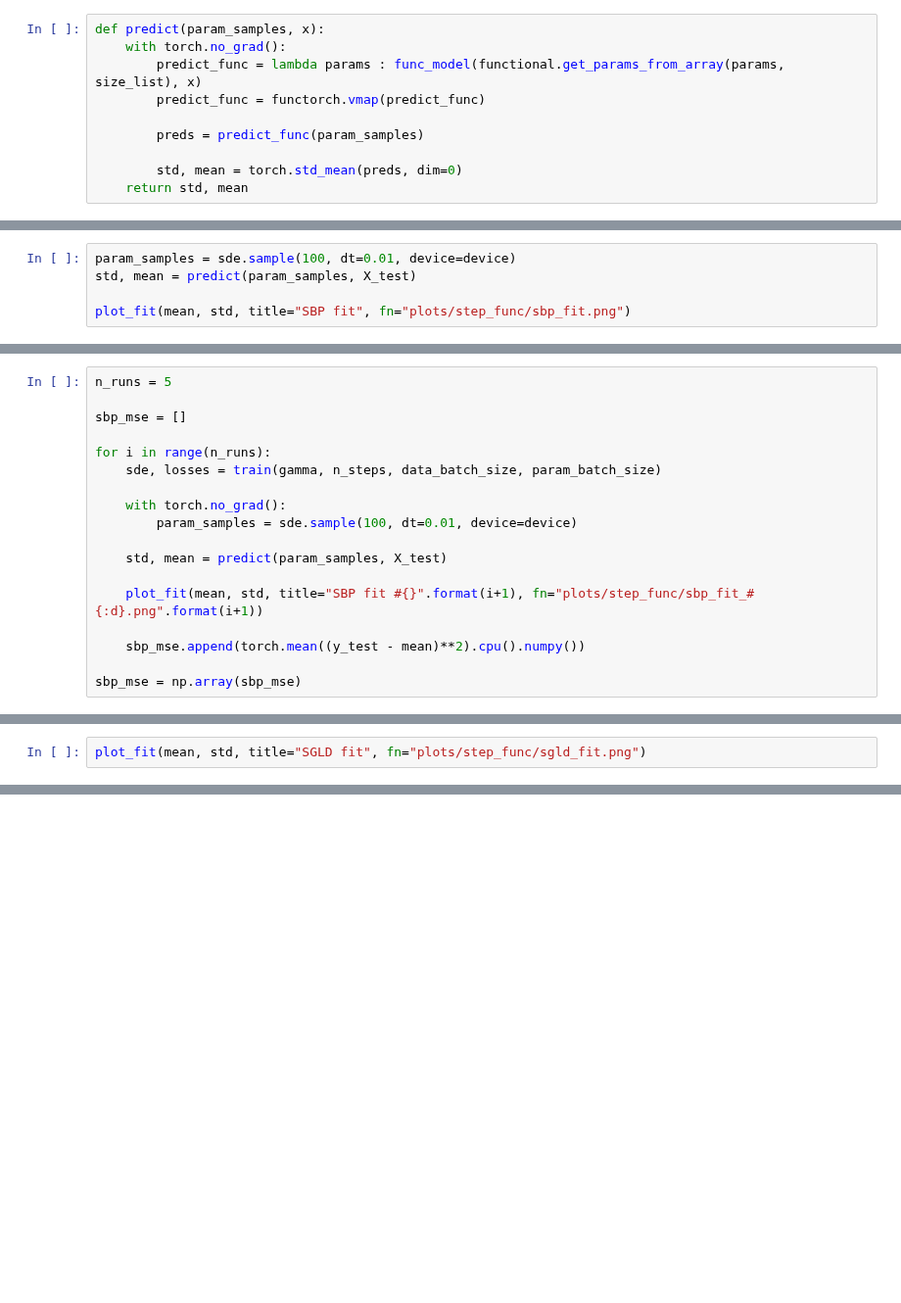
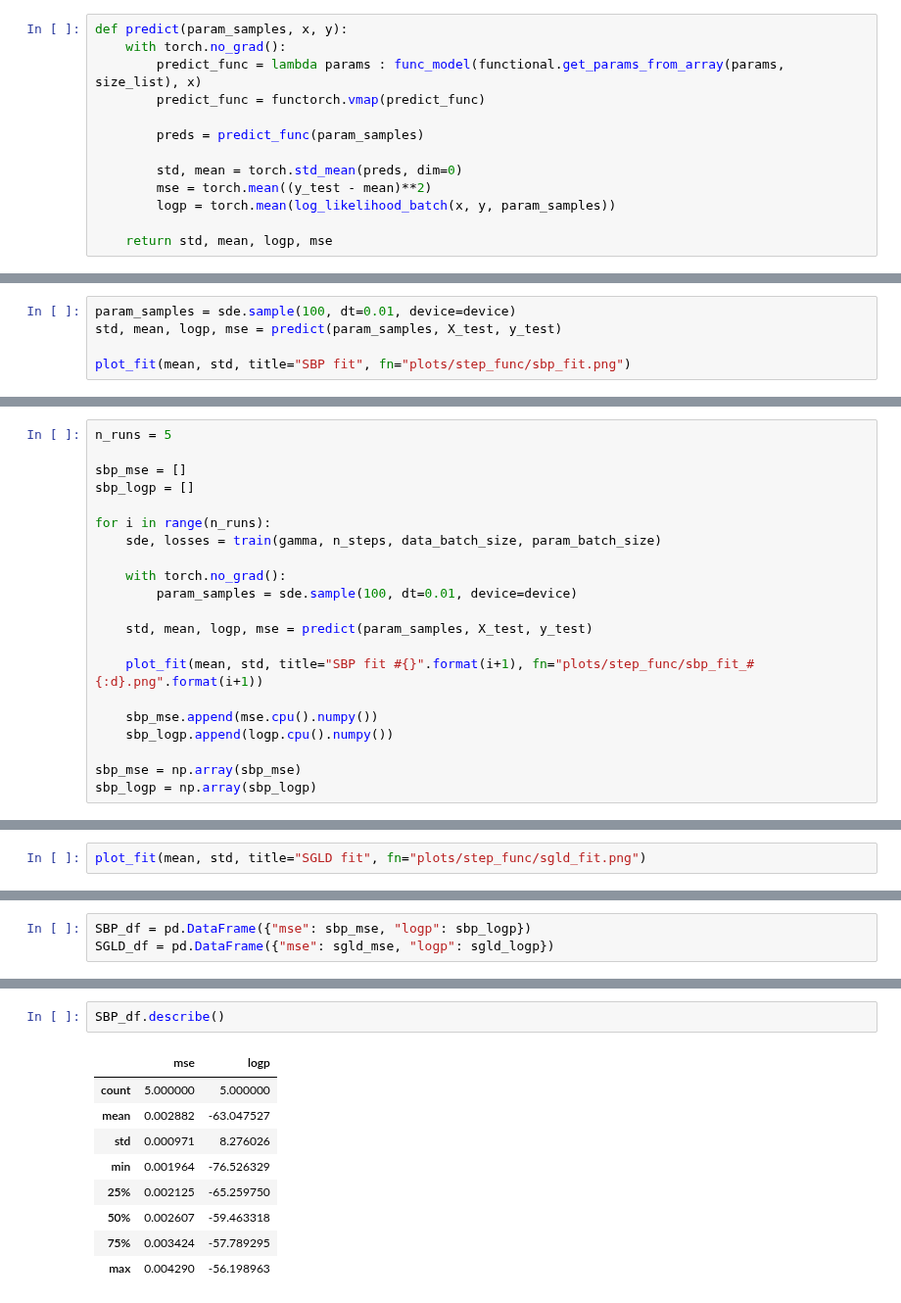
Before and after one commit to franciscovargas/ControlledFollmerDrift, a Jupyter notebook: notebooks/Step Function.ipynb, the cells around one changed output, grey strips where cells are left out. Shown at 98% size. Saved outputs shown, nothing was run; the diff lists cells and outputs as text; blank space fills up the shorter version.

```diff
--- a/notebooks/Step Function.ipynb
+++ b/notebooks/Step Function.ipynb
@@ -130,7 +135,7 @@ def train(gamma, n_steps, data_batch_size, param_batch_size, dt=0.05):
 
     return sde, losses
 # %%
-def predict(param_samples, x):
+def predict(param_samples, x, y):
     with torch.no_grad():
         predict_func = lambda params : func_model(functional.get_params_from_array(params, size_list), x)
         predict_func = functorch.vmap(predict_func)
@@ -138,7 +143,10 @@ def predict(param_samples, x):
         preds = predict_func(param_samples)
 
         std, mean = torch.std_mean(preds, dim=0)
-    return std, mean
+        mse = torch.mean((y_test - mean)**2)
+        logp = torch.mean(log_likelihood_batch(x, y, param_samples))
+
+    return std, mean, logp, mse
 # %%
 def plot_fit(mean, std, title="", fn=None):
     x = X_test.cpu().squeeze()
@@ -163,5 +171,5 @@ plt.plot(losses)
 # %%
 param_samples = sde.sample(100, dt=0.01, device=device)
-std, mean = predict(param_samples, X_test)
+std, mean, logp, mse = predict(param_samples, X_test, y_test)
 
 plot_fit(mean, std, title="SBP fit", fn="plots/step_func/sbp_fit.png")
@@ -169,6 +181,7 @@ plot_fit(mean, std, title="SBP fit", fn="plots/step_func/sbp_fit.png")
 n_runs = 5
 
 sbp_mse = []
+sbp_logp = []
 
 for i in range(n_runs):
     sde, losses = train(gamma, n_steps, data_batch_size, param_batch_size)
@@ -176,13 +189,15 @@ for i in range(n_runs):
     with torch.no_grad():
         param_samples = sde.sample(100, dt=0.01, device=device)
 
-    std, mean = predict(param_samples, X_test)
+    std, mean, logp, mse = predict(param_samples, X_test, y_test)
 
     plot_fit(mean, std, title="SBP fit #{}".format(i+1), fn="plots/step_func/sbp_fit_#{:d}.png".format(i+1))
 
-    sbp_mse.append(torch.mean((y_test - mean)**2).cpu().numpy())
+    sbp_mse.append(mse.cpu().numpy())
+    sbp_logp.append(logp.cpu().numpy())
 
 sbp_mse = np.array(sbp_mse)
+sbp_logp = np.array(sbp_logp)
 # %%
 @torch.enable_grad()
 def gradient(x, y, params):
@@ -273,0 +269,3 @@ df.describe()
+# %%
+SBP_df = pd.DataFrame({"mse": sbp_mse, "logp": sbp_logp})
+SGLD_df = pd.DataFrame({"mse": sgld_mse, "logp": sgld_logp})
@@ -273,0 +281,12 @@ df.describe()
+# %%
+SBP_df.describe()
+# %% [output]
+|  | mse | logp |
+| count | 5.000000 | 5.000000 |
+| mean | 0.002882 | -63.047527 |
+| std | 0.000971 | 8.276026 |
+| min | 0.001964 | -76.526329 |
+| 25% | 0.002125 | -65.259750 |
+| 50% | 0.002607 | -59.463318 |
+| 75% | 0.003424 | -57.789295 |
+| max | 0.004290 | -56.198963 |
```
Also changed, not shown: parts of 11 cells of this notebook, 1 other file.
